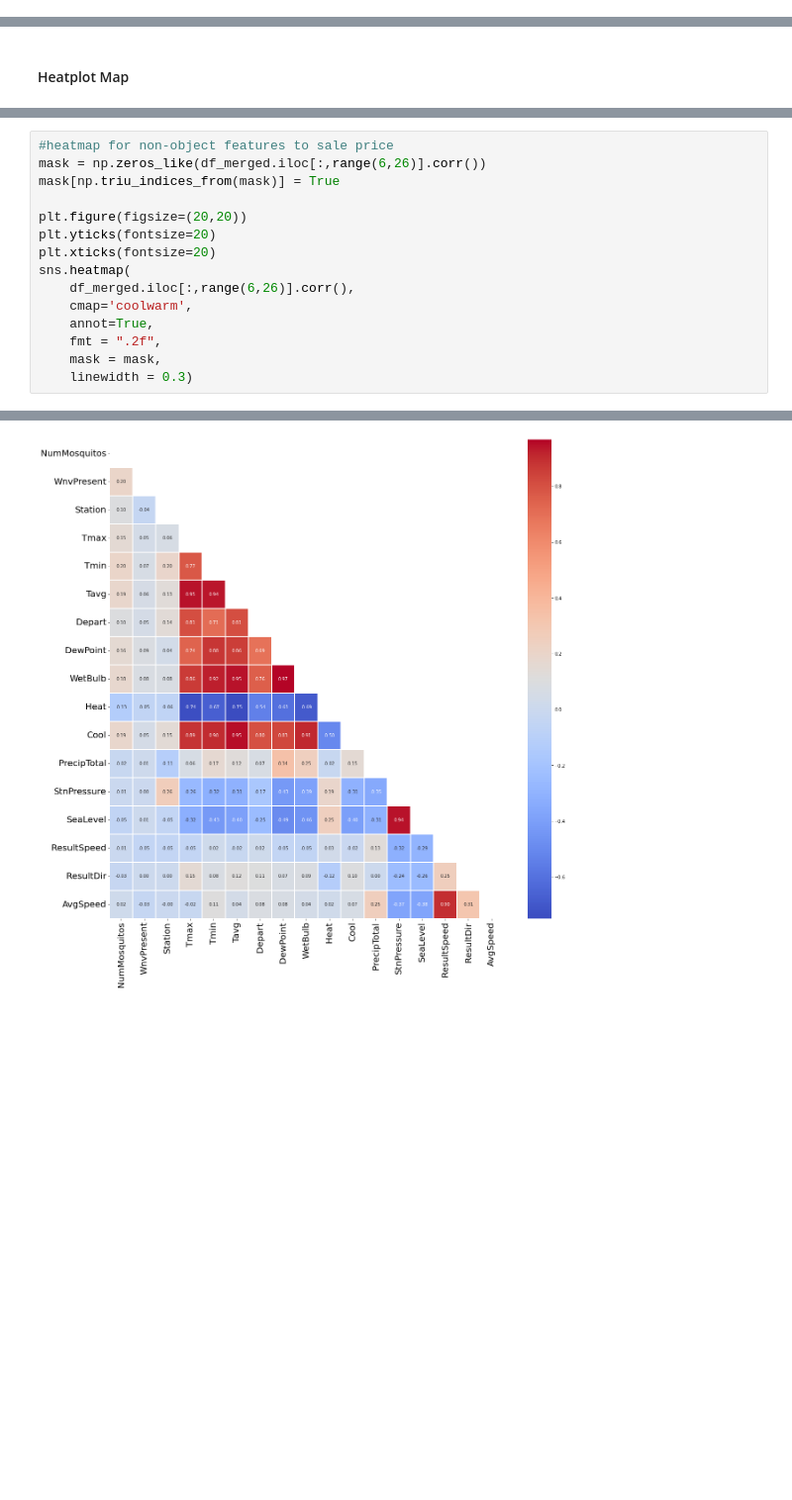
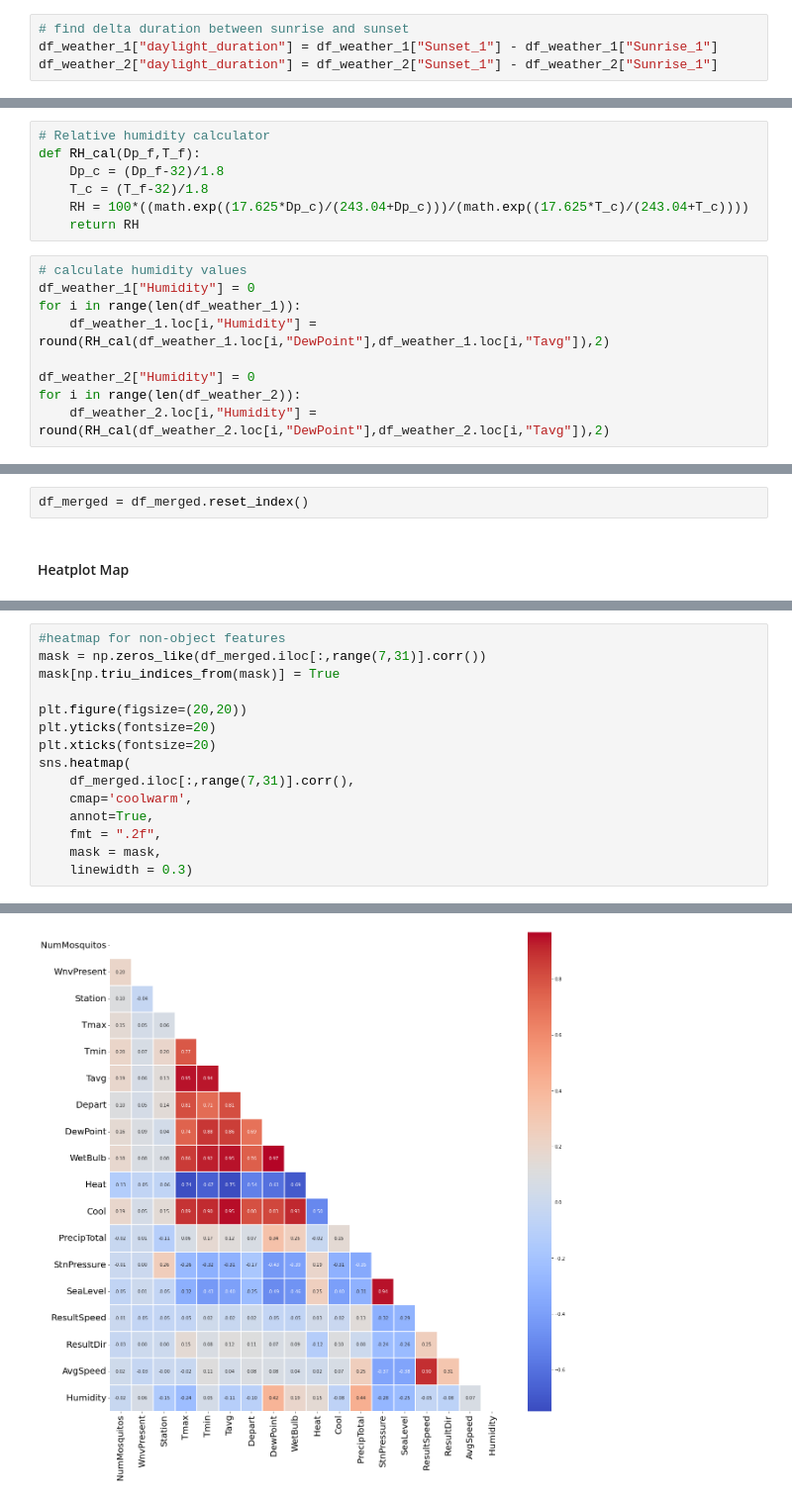
Before and after one commit to eeshawn11/DSI33-Project4, a Jupyter notebook: code/clean_1.ipynb, the cells around one changed output, grey strips where cells are left out. Shown at 99% size. Drawn from its saved outputs; the diff is of its cells as text; blank space fills up the shorter version.

```diff
--- a/code/clean_1.ipynb
+++ b/code/clean_1.ipynb
@@ -507,0 +491,4 @@ df_weather_1["Sunset_1"] = pd.to_datetime(df_weather_1['Sunset'], format='%H:%M'
+# %%
+# find delta duration between sunrise and sunset
+df_weather_1["daylight_duration"] = df_weather_1["Sunset_1"] - df_weather_1["Sunrise_1"]
+df_weather_2["daylight_duration"] = df_weather_2["Sunset_1"] - df_weather_2["Sunrise_1"]
@@ -706,0 +719,16 @@ None
+# %%
+# Relative humidity calculator
+def RH_cal(Dp_f,T_f):
+    Dp_c = (Dp_f-32)/1.8
+    T_c = (T_f-32)/1.8
+    RH = 100*((math.exp((17.625*Dp_c)/(243.04+Dp_c)))/(math.exp((17.625*T_c)/(243.04+T_c))))
+    return RH
+# %%
+# calculate humidity values
+df_weather_1["Humidity"] = 0
+for i in range(len(df_weather_1)):
+    df_weather_1.loc[i,"Humidity"] = round(RH_cal(df_weather_1.loc[i,"DewPoint"],df_weather_1.loc[i,"Tavg"]),2)
+
+df_weather_2["Humidity"] = 0
+for i in range(len(df_weather_2)):
+    df_weather_2.loc[i,"Humidity"] = round(RH_cal(df_weather_2.loc[i,"DewPoint"],df_weather_2.loc[i,"Tavg"]),2)
@@ -1312,4 +1464,6 @@ for i in df_merged.iloc[:,range(6,27)].columns:
 df_merged.drop("SnowFall",axis = 1, inplace = True)
+# %%
+df_merged = df_merged.reset_index()
 # %% [markdown]
 #### Heatplot Map
 # %%
@@ -1334,19 +1488,19 @@ dtypes: datetime64[ns](2), float64(13), int64(7), object(5)
 memory usage: 2.5+ MB
 # %%
-#heatmap for non-object features to sale price
-mask = np.zeros_like(df_merged.iloc[:,range(6,26)].corr())
+#heatmap for non-object features
+mask = np.zeros_like(df_merged.iloc[:,range(7,31)].corr())
 mask[np.triu_indices_from(mask)] = True
 
 plt.figure(figsize=(20,20))
 plt.yticks(fontsize=20)
 plt.xticks(fontsize=20)
 sns.heatmap(
-    df_merged.iloc[:,range(6,26)].corr(),
+    df_merged.iloc[:,range(7,31)].corr(),
     cmap='coolwarm',
     annot=True,
     fmt = ".2f",
     mask = mask,
     linewidth = 0.3)
 # %% [output]
 <AxesSubplot:>
-[figure, old version]
+[figure, new version]
```
Also changed, not shown: parts of 40 cells of this notebook, 3 other files.
